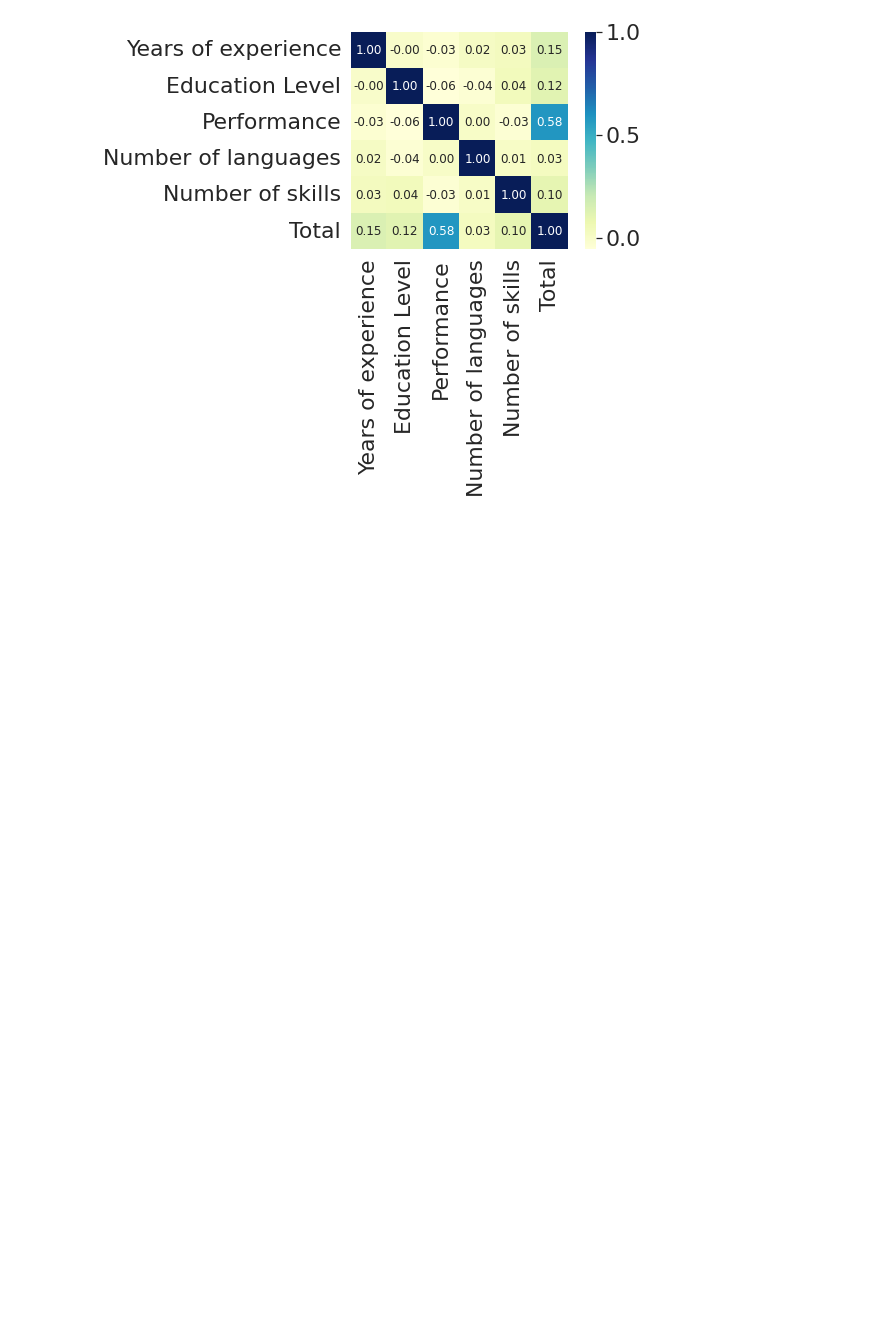
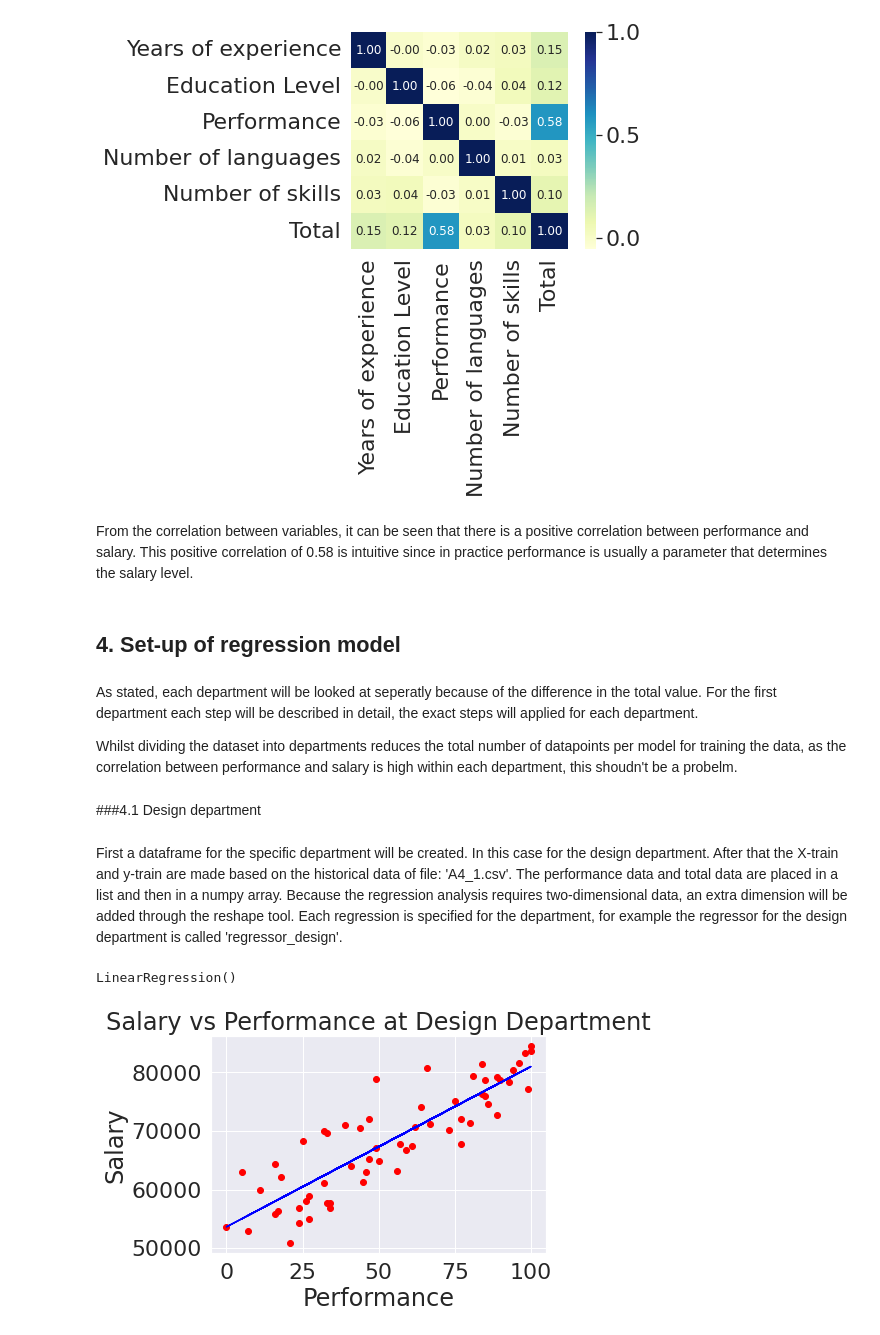
Before and after one commit to FHnt97/RUG_TOM_SIO, a Jupyter notebook: Assignment_A_4.ipynb, the cells around one changed output. Saved outputs shown, nothing was run; the diff lists cells and outputs as text; code cells hidden in the pictures; blank space fills up the shorter version.

```diff
--- a/Assignment_A_4.ipynb
+++ b/Assignment_A_4.ipynb
@@ -189,3 +296,41 @@ plt.tight_layout()
 plt.show()
 # %% [output]
 [figure]
+# %% [markdown]
+From the correlation between variables, it can be seen that there is a positive correlation between performance and salary. This positive correlation of 0.58 is intuitive since in practice performance is usually a parameter that determines the salary level.
+# %% [markdown]
+## 4. Set-up of regression model
+# %% [markdown]
+As stated, each department will be looked at seperatly because of the difference in the total value. For the first department each step will be described in detail, the exact steps will applied for each department.
+
+Whilst dividing the dataset into departments reduces the total number of datapoints per model for training the data, as the correlation between performance and salary is high  within each department, this shoudn't be a probelm.
+# %% [markdown]
+###4.1 Design department
+# %% [markdown]
+First a dataframe for the specific department will be created. In this case for the design department. After that the X-train and y-train are made based on the historical data of file: 'A4_1.csv'. The performance data and total data are placed in a list and then in a numpy array. Because the regression analysis requires two-dimensional data, an extra dimension will be added through the reshape tool. Each regression is specified for the department, for example the regressor for the design department is called 'regressor_design'.
+# %%
+# select data
+df_design = df[df['Department']=='design']
+X_train_design = df_design['Performance'].tolist()
+y_train_design = df_design['Total'].tolist()
+
+# format data
+X_train_design = np.array(X_train_design).reshape((len(X_train_design),1))
+y_train_design = np.array(y_train_design).reshape((len(y_train_design),1))
+
+
+# set & train model
+regressor_design = LinearRegression()
+regressor_design.fit(X_train_design, y_train_design)
+# %% [output]
+LinearRegression()
+# %%
+# graph results
+plt.scatter(X_train_design,y_train_design, color='red',)
+plt.plot(X_train_design,regressor_design.predict(X_train_design), color='blue')
+plt.title('Salary vs Performance at Design Department')
+plt.xlabel('Performance')
+plt.ylabel('Salary')
+plt.show()
+# %% [output]
+[figure, added]
```
Also changed, not shown: parts of 58 cells of this notebook.
